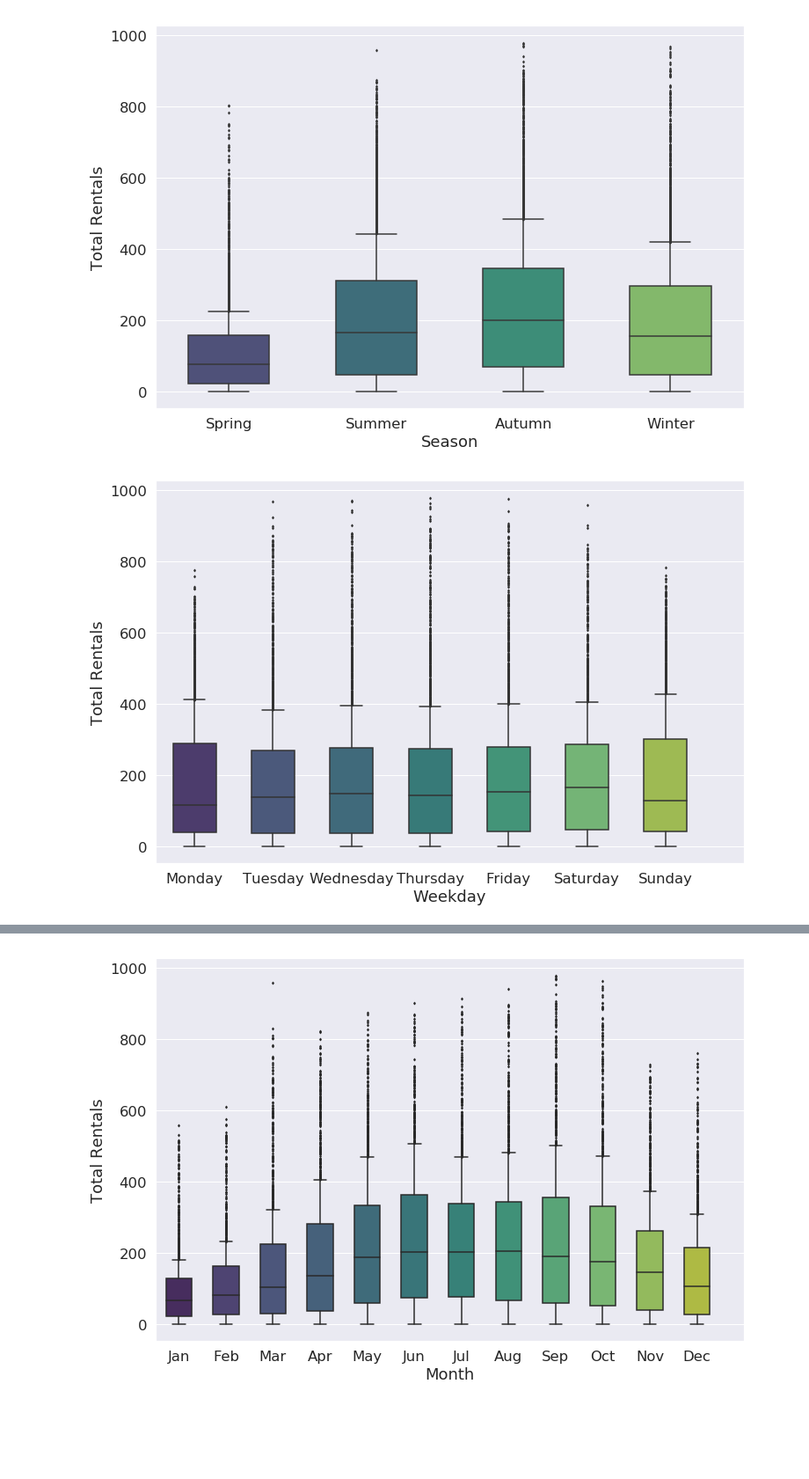
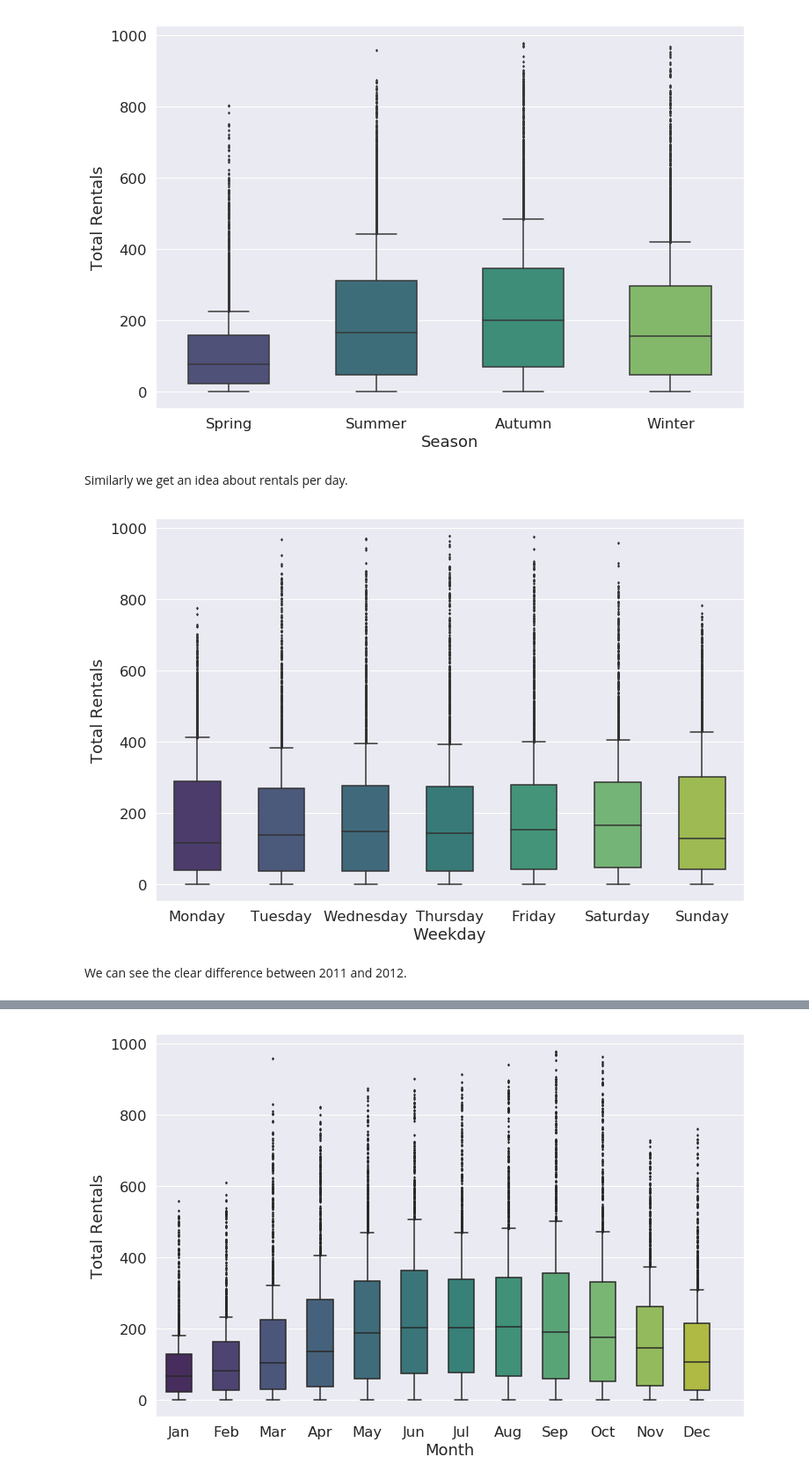
Before and after one commit to stefanosarta/bike-rental, a Jupyter notebook: bikes.ipynb, the cells around one changed output, grey strips where cells are left out. Shown at 88% size. Saved outputs shown, nothing was run; the diff lists cells and outputs as text; code cells hidden in the pictures; blank space fills up the shorter version.

```diff
--- a/bikes.ipynb
+++ b/bikes.ipynb
@@ -126,0 +129,4 @@ hour.describe()
+# %%
+hour['temp'] = hour['temp'].apply(lambda x: x*41)
+# %%
+hour['atemp'] = round(hour['atemp'].apply(lambda x: x*50),2)
@@ -349,20 +348,24 @@ ax.set_ylabel("Total Rentals")
 plt.show()
 # %% [output]
 [figure]
+# %% [markdown]
+Similarly we get an idea about rentals per day.
 # %%
 #darkgrid, whitegrid, dark, white, ticks
 sns.set_style("darkgrid")
 #paper, notebook, talk, poster
 sns.set_context("notebook", font_scale=1.5)
 plt.figure(figsize=(12,8))
 ax = sns.boxplot(x="weekday", y="cnt", data=hour, width=.55, whis=.5, saturation=.6, fliersize=2,
              notch=False, palette='viridis')
 ax.set_xlabel("Weekday")
 ax.set_ylabel("Total Rentals")
-plt.xticks([0, 1, 2, 3, 4, 5, 6, 7], ['Monday', 'Tuesday', 'Wednesday', 'Thursday', 'Friday', 'Saturday', 'Sunday'])
+plt.xticks([0, 1, 2, 3, 4, 5, 6], ['Monday', 'Tuesday', 'Wednesday', 'Thursday', 'Friday', 'Saturday', 'Sunday'])
 plt.show()
 # %% [output]
-[figure, old version]
+[figure, new version]
+# %% [markdown]
+We can see the clear difference between 2011 and 2012.
 # %%
 #darkgrid, whitegrid, dark, white, ticks
 sns.set_style("darkgrid")
```
Also changed, not shown: parts of 38 cells of this notebook.
